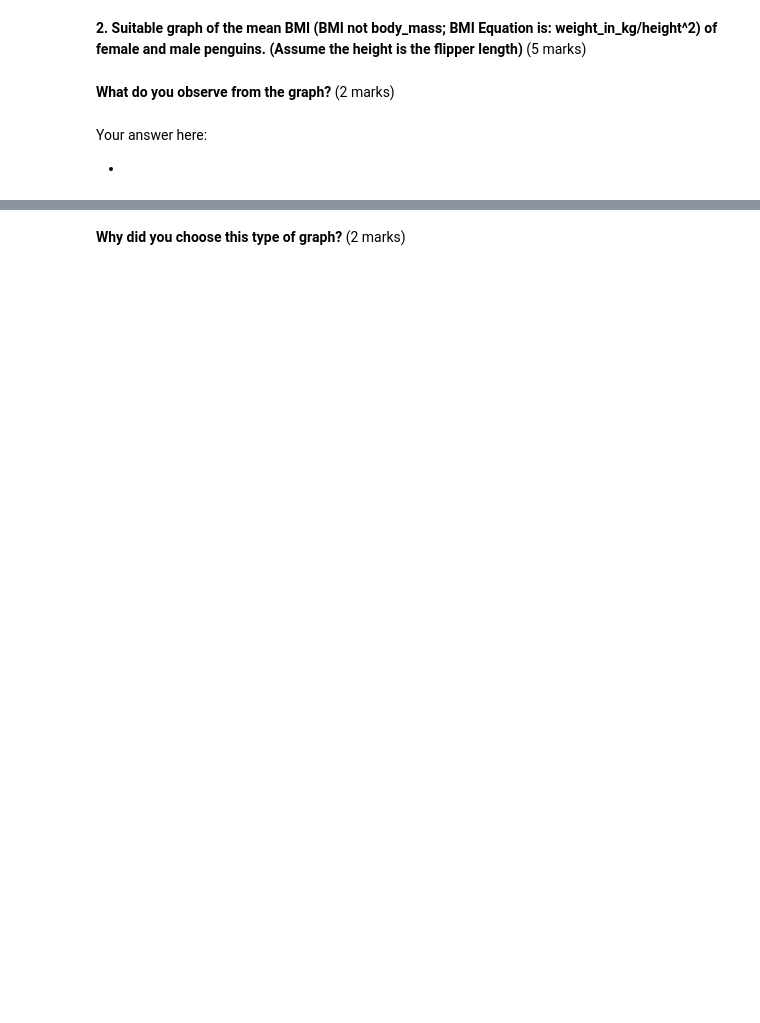
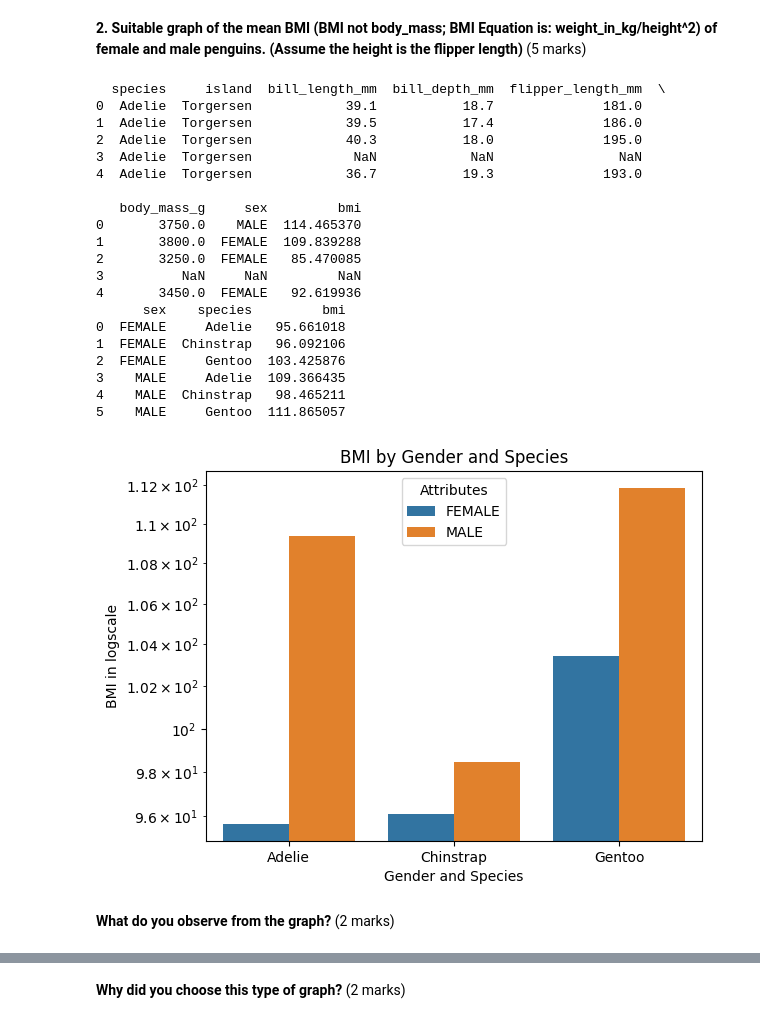
Before and after one commit to NikhilShankar/CSCN-8245-MLProgramming, a Jupyter notebook: Assignment-2/Assignment2.ipynb, the cells around one changed output, grey strips where cells are left out. Saved outputs shown, nothing was run; the diff lists cells and outputs as text; code cells hidden in the pictures; blank space fills up the shorter version.

```diff
--- a/Assignment-2/Assignment2.ipynb
+++ b/Assignment-2/Assignment2.ipynb
@@ -23,0 +22,27 @@ Using the following dataset: https://raw.githubusercontent.com/mwaskom/seaborn-d
+# %%
+## TODO: Check your attributes, make a graph using Matplotlib or Seaborn to show the relationship needed
+import pandas as pd
+import sys
+# We are using seaborn to plot scatter plots
+import seaborn as sns
+# To eliminate warnings from appearing in ipynb
+import warnings
+import matplotlib.pyplot as plt
+from scipy.stats import zscore
+
+warnings.filterwarnings('ignore')
+
+
+penguins_df = pd.read_csv('../data/penguins.csv')
+gasprice_df = pd.read_csv('../data/gas_prices.csv')
+income_data_df = pd.read_csv('../data/income_data.csv')
+museum_visitors_df = pd.read_csv('../data/museum_visitors.csv')
+tb_raw_df = pd.read_csv('../data/tb-raw.csv')
+
+print(penguins_df.head())
+print(penguins_df.info())
+print(penguins_df.describe())
+print(len(penguins_df))
+
+print(penguins_df['species'].unique())
+#Adelie Chinstrao Gentoo
@@ -40,6 +168,39 @@ Your answer here:
+# %%
+#Your answer here
+penguins_df['bmi'] = (penguins_df['body_mass_g']/1000) / pow((penguins_df['flipper_length_mm']/1000),2)
+print(penguins_df.head())
+
+penguins_df = penguins_df.dropna()
+penguins_df_mean = penguins_df.groupby(['sex','species'])['bmi'].mean().reset_index()
+print(penguins_df_mean)
+sns.barplot(x='species', y='bmi', hue='sex', data=penguins_df_mean)
+plt.title("BMI by Gender and Species")
+plt.yscale('log')
+plt.ylabel("BMI in logscale")
+plt.xlabel("Gender and Species")
+plt.legend(title="Attributes")
+plt.show()
+# %% [output]
+  species     island  bill_length_mm  bill_depth_mm  flipper_length_mm  \
+0  Adelie  Torgersen            39.1           18.7              181.0
+1  Adelie  Torgersen            39.5           17.4              186.0
+2  Adelie  Torgersen            40.3           18.0              195.0
+3  Adelie  Torgersen             NaN            NaN                NaN
+4  Adelie  Torgersen            36.7           19.3              193.0
+
+   body_mass_g     sex         bmi
+0       3750.0    MALE  114.465370
+1       3800.0  FEMALE  109.839288
+2       3250.0  FEMALE   85.470085
+3          NaN     NaN         NaN
+4       3450.0  FEMALE   92.619936
+      sex    species         bmi
+0  FEMALE     Adelie   95.661018
+1  FEMALE  Chinstrap   96.092106
+2  FEMALE     Gentoo  103.425876
+3    MALE     Adelie  109.366435
+4    MALE  Chinstrap   98.465211
+5    MALE     Gentoo  111.865057
+[figure, added]
 # %% [markdown]
  **What do you observe from the graph?** (2 marks)
-# %% [markdown]
-Your answer here:
-
-*
```
Also changed, not shown: parts of 60 cells of this notebook, 7 other files.
